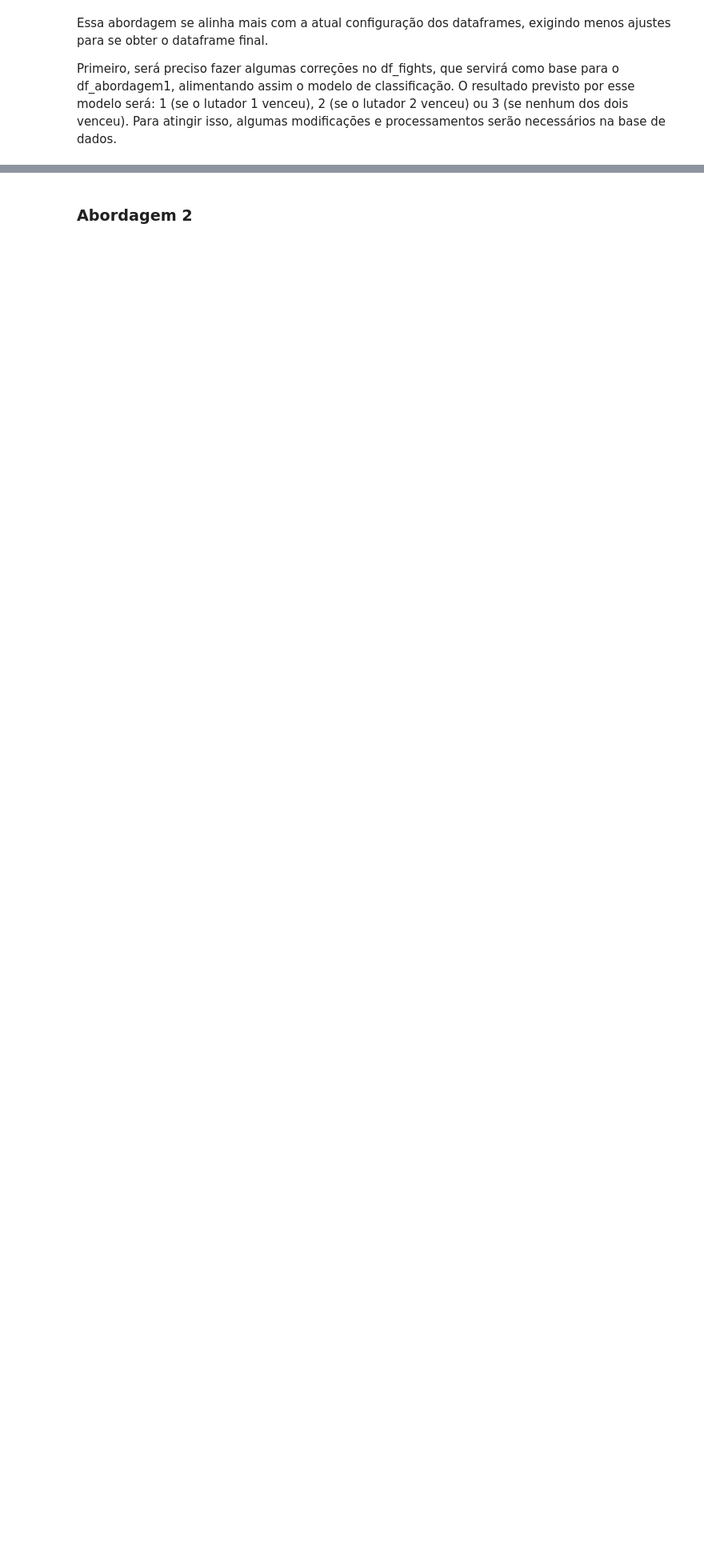
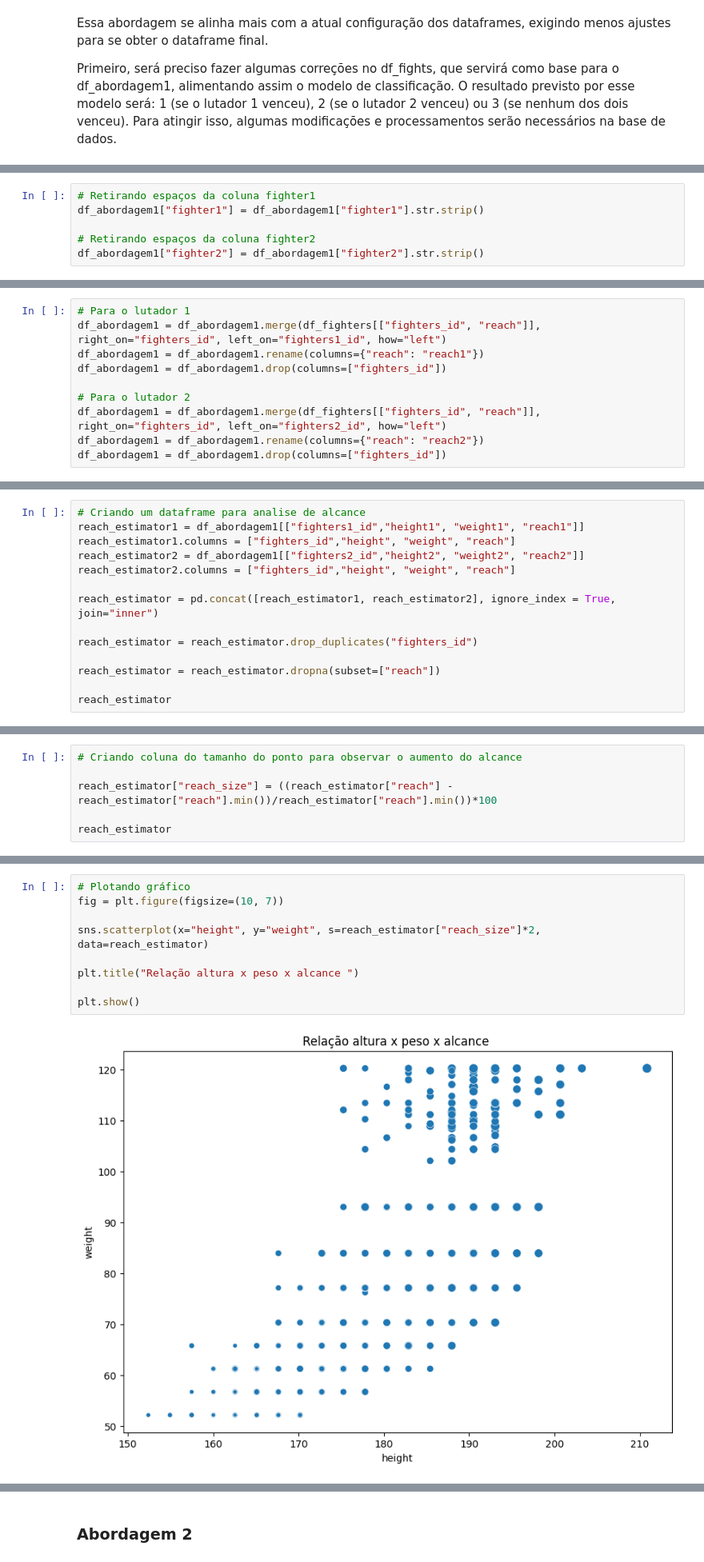
Before and after one commit to murilocechin/UFC-bets, a Jupyter notebook: analise_exploratoria/analise_exploratoria.ipynb, the cells around one changed output, grey strips where cells are left out. Shown at 80% size. Saved outputs shown, nothing was run; the diff lists cells and outputs as text; blank space fills up the shorter version.

Commit message:
Analise Exploratoria - work
Realizada analise exploratiora em sao paulo.

INCOMPLETO

```diff
--- a/analise_exploratoria/analise_exploratoria.ipynb
+++ b/analise_exploratoria/analise_exploratoria.ipynb
@@ -169,0 +161,6 @@ df_fights
+# %%
+# Retirando espaços da coluna fighter1
+df_abordagem1["fighter1"] = df_abordagem1["fighter1"].str.strip()
+
+# Retirando espaços da coluna fighter2
+df_abordagem1["fighter2"] = df_abordagem1["fighter2"].str.strip()
@@ -169,0 +674,10 @@ df_fights
+# %%
+# Para o lutador 1
+df_abordagem1 = df_abordagem1.merge(df_fighters[["fighters_id", "reach"]], right_on="fighters_id", left_on="fighters1_id", how="left")
+df_abordagem1 = df_abordagem1.rename(columns={"reach": "reach1"})
+df_abordagem1 = df_abordagem1.drop(columns=["fighters_id"])
+
+# Para o lutador 2
+df_abordagem1 = df_abordagem1.merge(df_fighters[["fighters_id", "reach"]], right_on="fighters_id", left_on="fighters2_id", how="left")
+df_abordagem1 = df_abordagem1.rename(columns={"reach": "reach2"})
+df_abordagem1 = df_abordagem1.drop(columns=["fighters_id"])
@@ -169,0 +716,14 @@ df_fights
+# %%
+# Criando um dataframe para analise de alcance
+reach_estimator1 = df_abordagem1[["fighters1_id","height1", "weight1", "reach1"]]
+reach_estimator1.columns = ["fighters_id","height", "weight", "reach"]
+reach_estimator2 = df_abordagem1[["fighters2_id","height2", "weight2", "reach2"]]
+reach_estimator2.columns = ["fighters_id","height", "weight", "reach"]
+
+reach_estimator = pd.concat([reach_estimator1, reach_estimator2], ignore_index = True, join="inner")
+
+reach_estimator = reach_estimator.drop_duplicates("fighters_id")
+
+reach_estimator = reach_estimator.dropna(subset=["reach"])
+
+reach_estimator
@@ -169,0 +744,6 @@ df_fights
+# %%
+# Criando coluna do tamanho do ponto para observar o aumento do alcance
+
+reach_estimator["reach_size"] = ((reach_estimator["reach"] - reach_estimator["reach"].min())/reach_estimator["reach"].min())*100
+
+reach_estimator
@@ -169,0 +764,11 @@ df_fights
+# %%
+# Plotando gráfico
+fig = plt.figure(figsize=(10, 7))
+
+sns.scatterplot(x="height", y="weight", s=reach_estimator["reach_size"]*2, data=reach_estimator)
+
+plt.title("Relação altura x peso x alcance ")
+
+plt.show()
+# %% [output]
+[figure, added]
```
Also changed, not shown: parts of 69 cells of this notebook, 1 other file.
